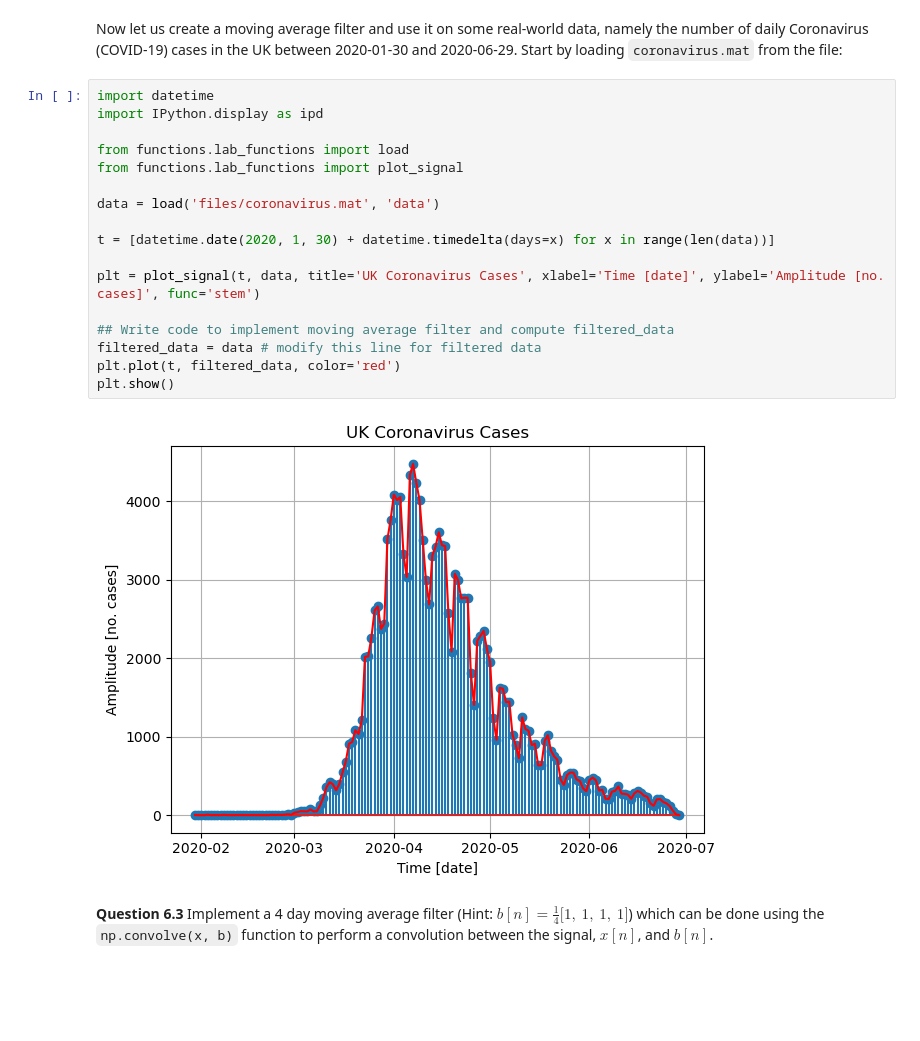
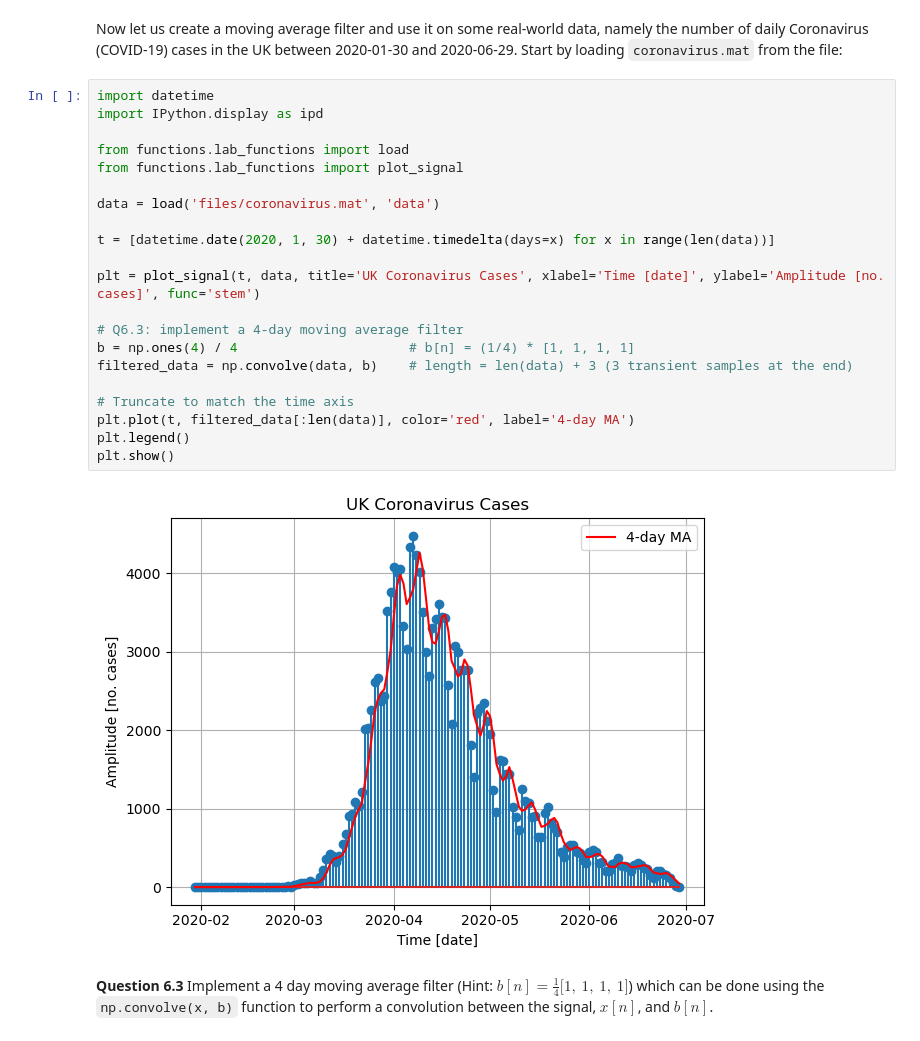
Before and after one commit to LH-and-FPGA/sap-EE2-SS-LAB, a Jupyter notebook: EX6 - FIR and IIR filters.ipynb, the cells around one changed output. Cells and saved outputs as stored; diff of their text form; blank space fills up the shorter version.

```diff
--- a/EX6 - FIR and IIR filters.ipynb
+++ b/EX6 - FIR and IIR filters.ipynb
@@ -61,21 +61,25 @@ Now let us create a moving average filter and use it on some real-world data, na
 # %%
 import datetime
 import IPython.display as ipd
 
 from functions.lab_functions import load
 from functions.lab_functions import plot_signal
 
 data = load('files/coronavirus.mat', 'data')
 
 t = [datetime.date(2020, 1, 30) + datetime.timedelta(days=x) for x in range(len(data))]
 
 plt = plot_signal(t, data, title='UK Coronavirus Cases', xlabel='Time [date]', ylabel='Amplitude [no. cases]', func='stem')
 
-## Write code to implement moving average filter and compute filtered_data
-filtered_data = data # modify this line for filtered data
-plt.plot(t, filtered_data, color='red')
+# Q6.3: implement a 4-day moving average filter
+b = np.ones(4) / 4                      # b[n] = (1/4) * [1, 1, 1, 1]
+filtered_data = np.convolve(data, b)    # length = len(data) + 3 (3 transient samples at the end)
+
+# Truncate to match the time axis
+plt.plot(t, filtered_data[:len(data)], color='red', label='4-day MA')
+plt.legend()
 plt.show()
 # %% [output]
-[figure, old version]
+[figure, new version]
 # %% [markdown]
 **Question 6.3** Implement a 4 day moving average filter (Hint: $b[n] = \frac{1}{4}\big[1,\: 1,\: 1,\: 1\big]$)  which can be done using the `np.convolve(x, b)` function to perform a convolution between the signal, $x[n]$, and $b[n]$.
```
Also changed, not shown: parts of 5 cells of this notebook, 3 other files.
